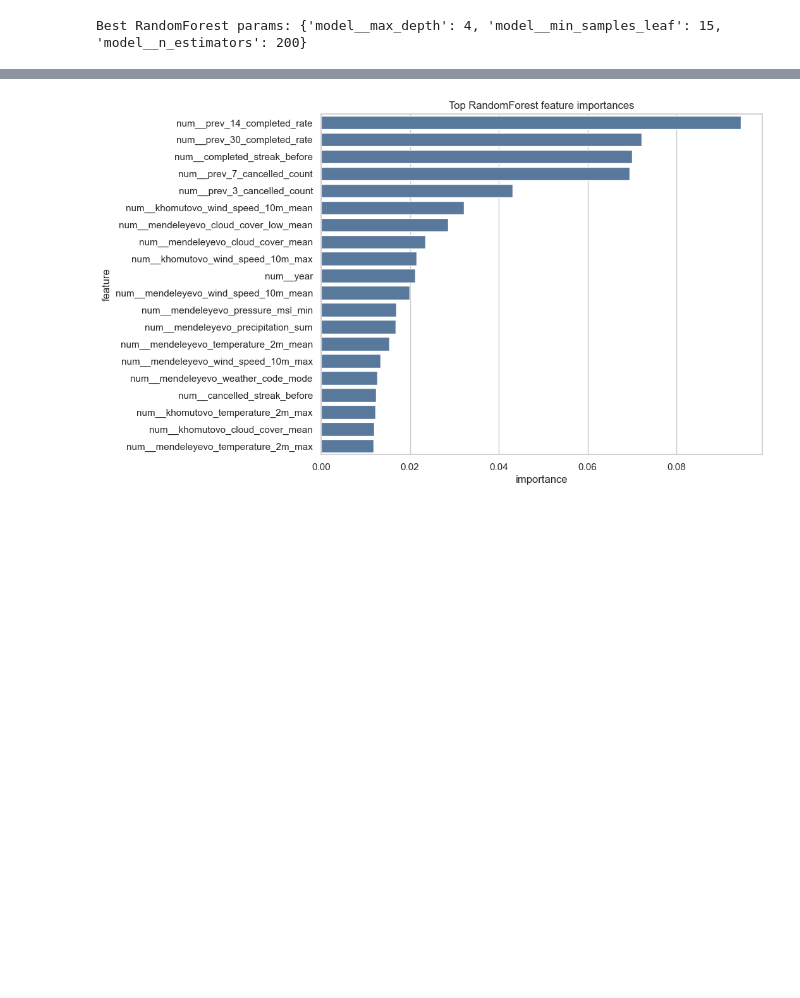
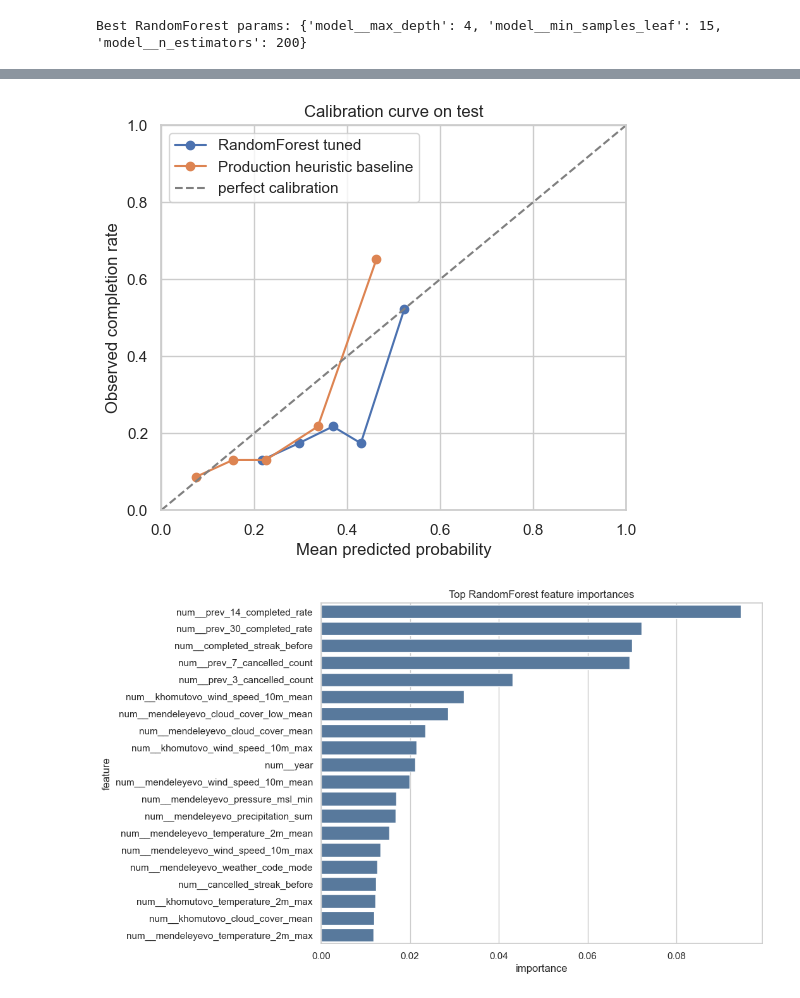
Before and after one commit to Vladimir-Zimin226/flyforecast, a Jupyter notebook: notebooks/baseline_solution.ipynb, the cells around one changed output, grey strips where cells are left out. Cells and saved outputs as stored; diff of their text form; code cells hidden in the pictures; blank space fills up the shorter version.

```diff
--- a/notebooks/baseline_solution.ipynb
+++ b/notebooks/baseline_solution.ipynb
@@ -652,3 +806,29 @@ weighted avg       0.70      0.76      0.67       115
+# %%
+calibration_models = list(dict.fromkeys([best_valid_name, "Production heuristic baseline", "RandomForest tuned"]))
+fig, ax = plt.subplots(figsize=(6, 5))
+
+for model_name in calibration_models:
+    if (model_name, "test") not in prediction_store:
+        continue
+    stored = prediction_store[(model_name, "test")]
+    prob_true, prob_pred = calibration_curve(
+        stored["y"],
+        stored["proba"],
+        n_bins=5,
+        strategy="quantile",
+    )
+    ax.plot(prob_pred, prob_true, marker="o", label=model_name)
+
+ax.plot([0, 1], [0, 1], linestyle="--", color="gray", label="perfect calibration")
+ax.set_xlim(0, 1)
+ax.set_ylim(0, 1)
+ax.set_xlabel("Mean predicted probability")
+ax.set_ylabel("Observed completion rate")
+ax.set_title("Calibration curve on test")
+ax.legend()
+plt.show()
+# %% [output]
+[figure, added]
 # %%
 rf_model = fitted_models.get("RandomForest tuned")
 if rf_model is not None:
```
Also changed, not shown: parts of 18 cells of this notebook.
